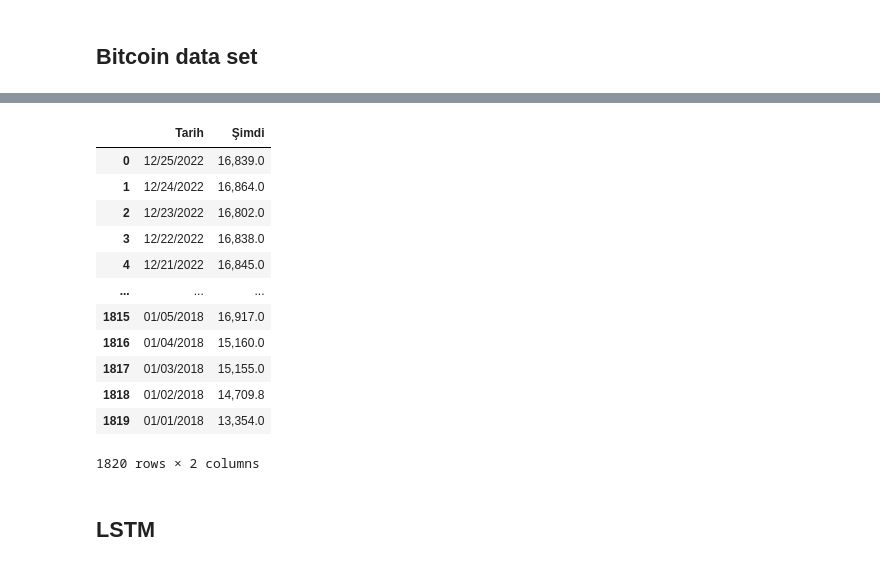
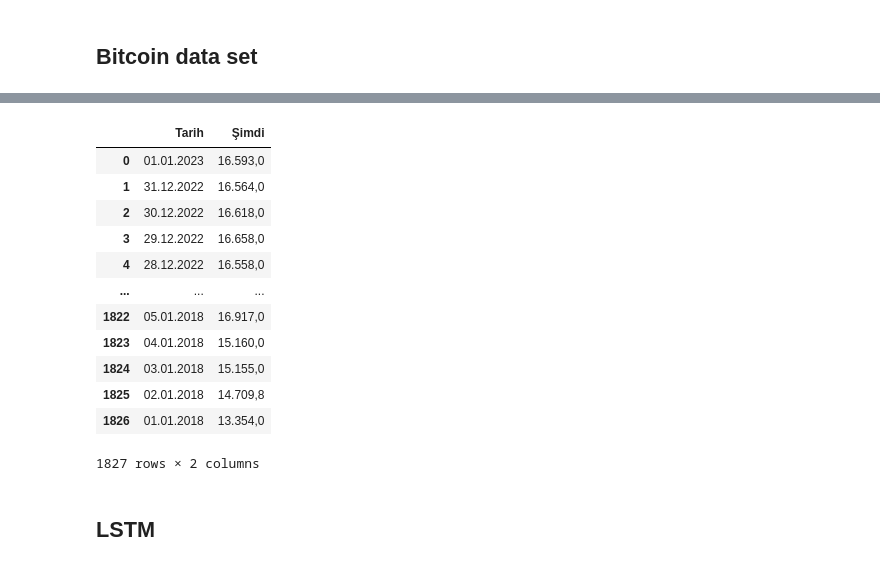
Before and after one commit to Ancouse/CMPE_460, a Jupyter notebook: Term Project/Projects/BT_Exchange.ipynb, the cells around one changed output, grey strips where cells are left out. Saved outputs shown, nothing was run; the diff lists cells and outputs as text; code cells hidden in the pictures.

```diff
--- a/Term Project/Projects/BT_Exchange.ipynb
+++ b/Term Project/Projects/BT_Exchange.ipynb
@@ -27,20 +28,18 @@ memory usage: 99.7+ KB
 # %%
-df = data_bt_usd.drop(['Open','High','Low','Vol.','Change %'], axis=1)
+df = data_bt_usd.drop(['Açılış','Yüksek','Düşük','Hac.','Fark %'], axis=1)
+df
+# %% [output]
+|  | Tarih | Şimdi |
+| 0 | 01.01.2023 | 16.593,0 |
+| 1 | 31.12.2022 | 16.564,0 |
+| 2 | 30.12.2022 | 16.618,0 |
+| 3 | 29.12.2022 | 16.658,0 |
+| 4 | 28.12.2022 | 16.558,0 |
+| ... | ... | ... |
+| 1822 | 05.01.2018 | 16.917,0 |
+| 1823 | 04.01.2018 | 15.160,0 |
+| 1824 | 03.01.2018 | 15.155,0 |
+| 1825 | 02.01.2018 | 14.709,8 |
+| 1826 | 01.01.2018 | 13.354,0 |
+1827 rows × 2 columns
-# %%
-df = df.rename(columns={'Date': 'Tarih', 'Price': 'Şimdi'})
-df
-# %% [output]
-|  | Tarih | Şimdi |
-| 0 | 12/25/2022 | 16,839.0 |
-| 1 | 12/24/2022 | 16,864.0 |
-| 2 | 12/23/2022 | 16,802.0 |
-| 3 | 12/22/2022 | 16,838.0 |
-| 4 | 12/21/2022 | 16,845.0 |
-| ... | ... | ... |
-| 1815 | 01/05/2018 | 16,917.0 |
-| 1816 | 01/04/2018 | 15,160.0 |
-| 1817 | 01/03/2018 | 15,155.0 |
-| 1818 | 01/02/2018 | 14,709.8 |
-| 1819 | 01/01/2018 | 13,354.0 |
-1820 rows × 2 columns
 # %%
```
Also changed, not shown: parts of 17 cells of this notebook, 19 other files.
